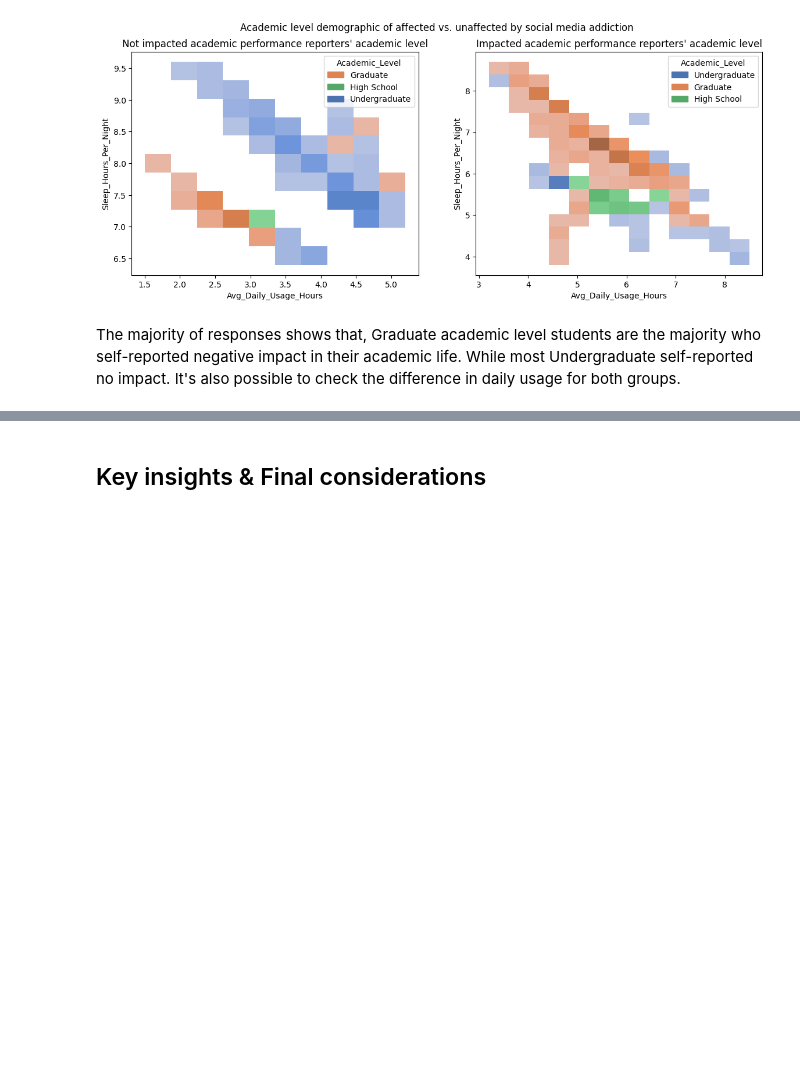
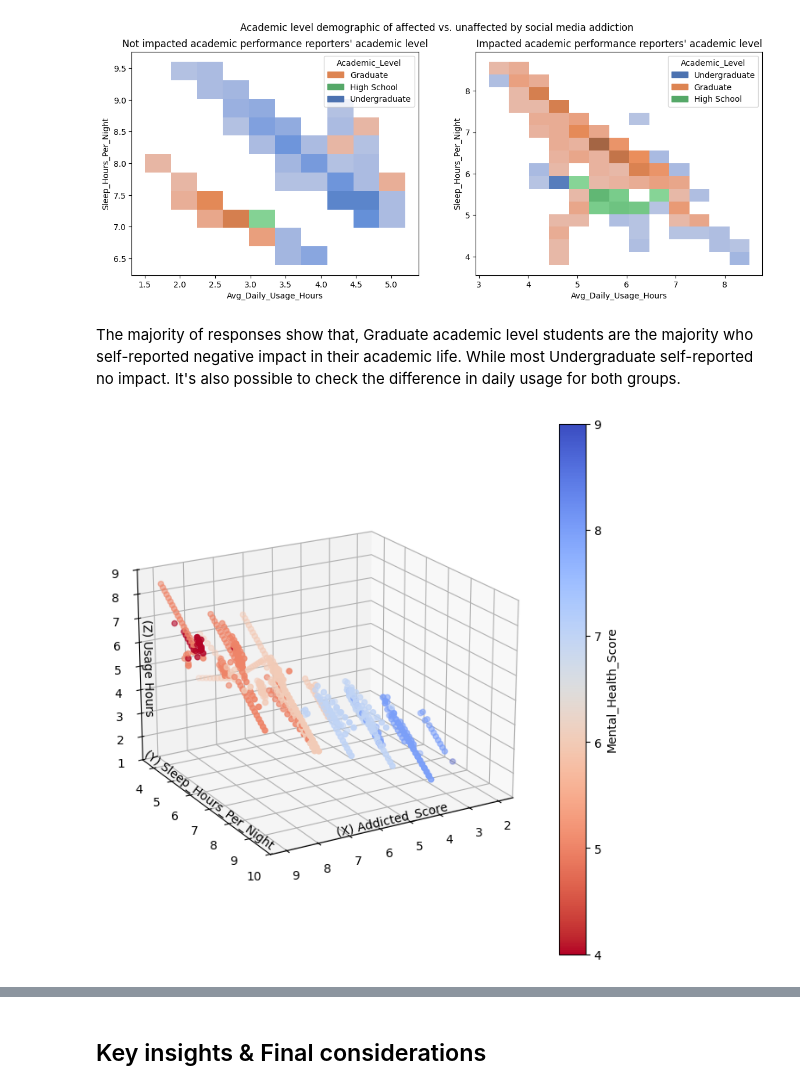
Before and after one commit to Andradev101/pause-student-social-media-addiction-eda, a Jupyter notebook: notebooks/eda.ipynb, the cells around one changed output, grey strips where cells are left out. Saved outputs shown, nothing was run; the diff lists cells and outputs as text; code cells hidden in the pictures; blank space fills up the shorter version.

```diff
--- a/notebooks/eda.ipynb
+++ b/notebooks/eda.ipynb
@@ -560,5 +558,25 @@ plt.show()
 # %% [output]
 [figure]
 # %% [markdown]
-The majority of responses shows that, Graduate academic level students are the majority who self-reported negative impact in their academic life. While most Undergraduate self-reported no impact.
+The majority of responses show that, Graduate academic level students are the majority who self-reported negative impact in their academic life. While most Undergraduate self-reported no impact.
 It's also possible to check the difference in daily usage for both groups.
+# %%
+fig = plt.figure(figsize=(8, 8))
+ax = fig.add_subplot(projection='3d')
+
+scatter = ax.scatter(
+    xs=df['Addicted_Score'],
+    ys=df['Sleep_Hours_Per_Night'],
+    zs=df['Avg_Daily_Usage_Hours'],
+    c=df['Mental_Health_Score'],
+    cmap=sns.color_palette("coolwarm_r", as_cmap=True)
+)
+
+ax.set_xlabel('(X) Addicted_Score', labelpad=-25)
+ax.set_ylabel('(Y) Sleep_Hours_Per_Night', labelpad=-25)
+ax.set_zlabel('(Z) Usage Hours', labelpad=-25)
+
+fig.colorbar(scatter, ax=ax, label='Mental_Health_Score')
+ax.view_init(elev=20, azim=60)
+# %% [output]
+[figure, added]
```
Also changed, not shown: parts of 22 cells of this notebook.
